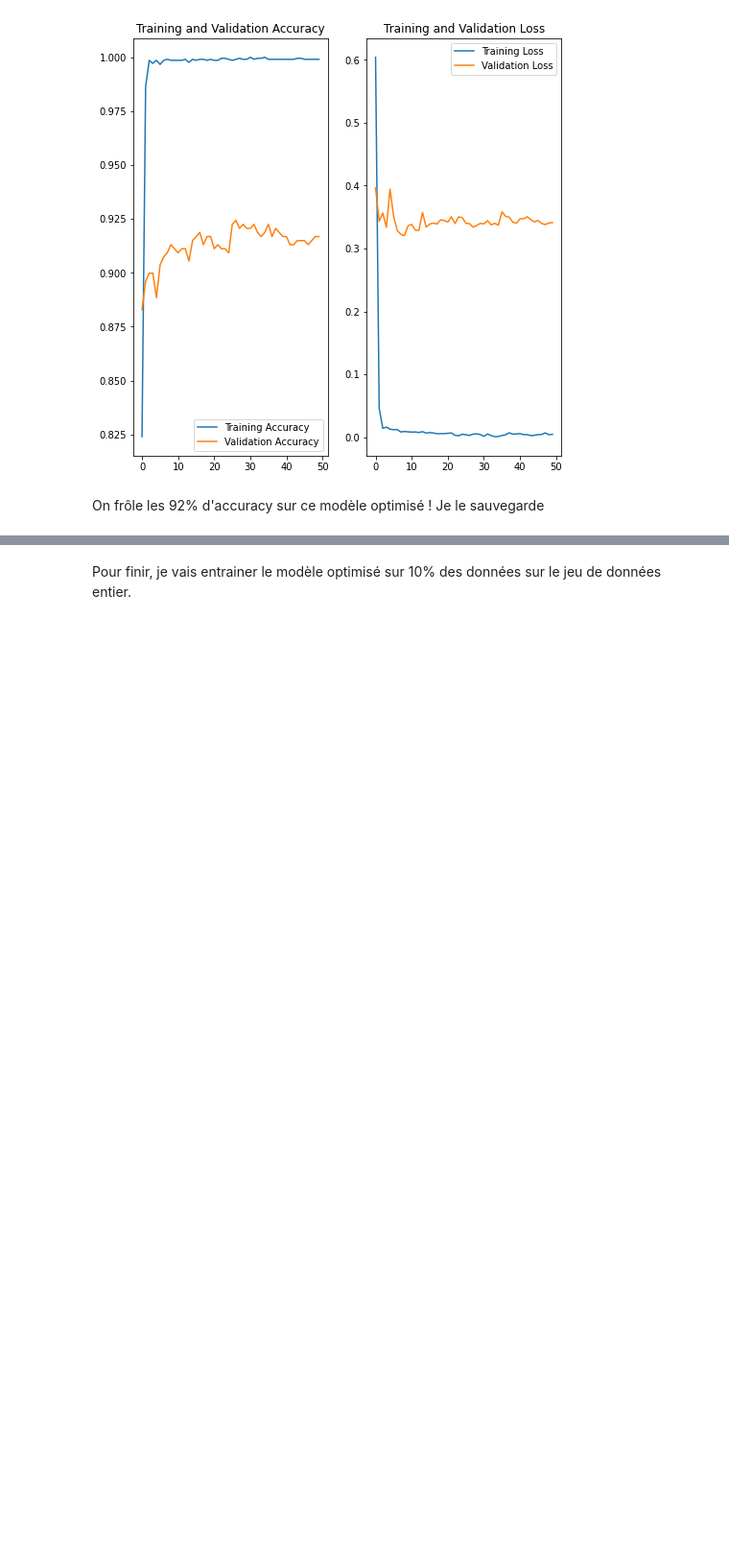
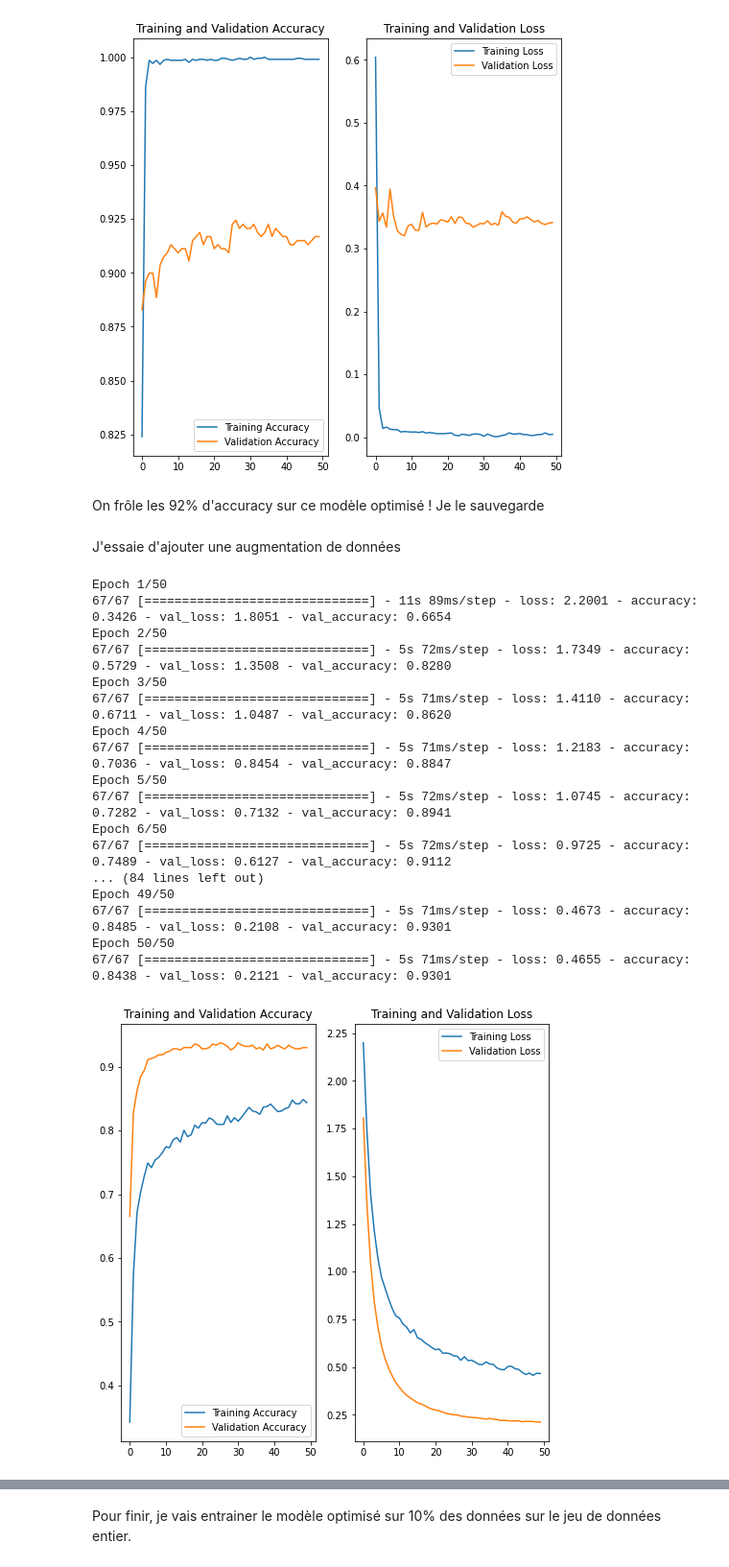
Before and after one commit to JulienGremillot/OpenClassrooms_Ingenieur_Machine_Learning, a Jupyter notebook: Classez des images à l'aide d'algorithmes de Deep Learning/Classez_des_images_à_l'aide_d'algorithmes_de_Deep_Learning_2.ipynb, the cells around one changed output, grey strips where cells are left out. Shown at 96% size. Drawn from its saved outputs; the diff is of its cells as text; code cells hidden in the pictures; blank space fills up the shorter version.

Commit message:
tests avec ImageDataGenerator

```diff
--- a/Classez des images à l'aide d'algorithmes de Deep Learning/Classez_des_images_à_l'aide_d'algorithmes_de_Deep_Learning_2.ipynb
+++ b/Classez des images à l'aide d'algorithmes de Deep Learning/Classez_des_images_à_l'aide_d'algorithmes_de_Deep_Learning_2.ipynb
@@ -636,3 +636,54 @@ On frôle les 92% d'accuracy sur ce modèle optimisé ! Je le sauvegarde
 # %%
 os.chdir("/content/gdrive/MyDrive/Colab Notebooks")
 efficientnet_opt.save('efficientnet_opt_12.h5')
+# %% [markdown]
+J'essaie d'ajouter une augmentation de données
+# %%
+data_augmentation = Sequential([
+  RandomFlip("horizontal", input_shape=(height, width, 3)),
+  RandomRotation(factor=0.4, fill_mode="wrap"),
+  RandomZoom(0.2),
+  RandomTranslation(height_factor=0.2, width_factor=0.2, fill_mode="wrap"),
+  RandomContrast(factor=0.2)
+])
+# %%
+base_model = EfficientNetB0(include_top=False, weights='imagenet',
+                            input_shape=(height, width, 3),
+                            classes=nb_classes)
+base_model.trainable = False
+inputs = Input(shape=(height, width, 3))
+x = data_augmentation(inputs)
+x = base_model(x, training=False)
+x = GlobalAveragePooling2D()(x)
+x = Dropout(0.2)(x)
+class1 = Dense(1920, activation='relu')(x)
+outputs = Dense(nb_classes, activation='softmax')(class1)
+model_opt_augmented = Model(inputs, outputs)
+model_opt_augmented.compile(optimizer=SGD(learning_rate=0.006348644869799218),
+              loss=SparseCategoricalCrossentropy(),
+              metrics=['accuracy'])
+history_efficientnet_12 = model_opt_augmented.fit(
+  train_12,
+  validation_data=val_12,
+  epochs=50
+)
+show_perfs(history_efficientnet_12, 50)
+# %% [output]
+Epoch 1/50
+67/67 [==============================] - 11s 89ms/step - loss: 2.2001 - accuracy: 0.3426 - val_loss: 1.8051 - val_accuracy: 0.6654
+Epoch 2/50
+67/67 [==============================] - 5s 72ms/step - loss: 1.7349 - accuracy: 0.5729 - val_loss: 1.3508 - val_accuracy: 0.8280
+Epoch 3/50
+67/67 [==============================] - 5s 71ms/step - loss: 1.4110 - accuracy: 0.6711 - val_loss: 1.0487 - val_accuracy: 0.8620
+Epoch 4/50
+67/67 [==============================] - 5s 71ms/step - loss: 1.2183 - accuracy: 0.7036 - val_loss: 0.8454 - val_accuracy: 0.8847
+Epoch 5/50
+67/67 [==============================] - 5s 72ms/step - loss: 1.0745 - accuracy: 0.7282 - val_loss: 0.7132 - val_accuracy: 0.8941
+Epoch 6/50
+67/67 [==============================] - 5s 72ms/step - loss: 0.9725 - accuracy: 0.7489 - val_loss: 0.6127 - val_accuracy: 0.9112
+... (84 lines left out)
+Epoch 49/50
+67/67 [==============================] - 5s 71ms/step - loss: 0.4673 - accuracy: 0.8485 - val_loss: 0.2108 - val_accuracy: 0.9301
+Epoch 50/50
+67/67 [==============================] - 5s 71ms/step - loss: 0.4655 - accuracy: 0.8438 - val_loss: 0.2121 - val_accuracy: 0.9301
+[figure, added]
```
Also changed, not shown: parts of 6 cells of this notebook.
